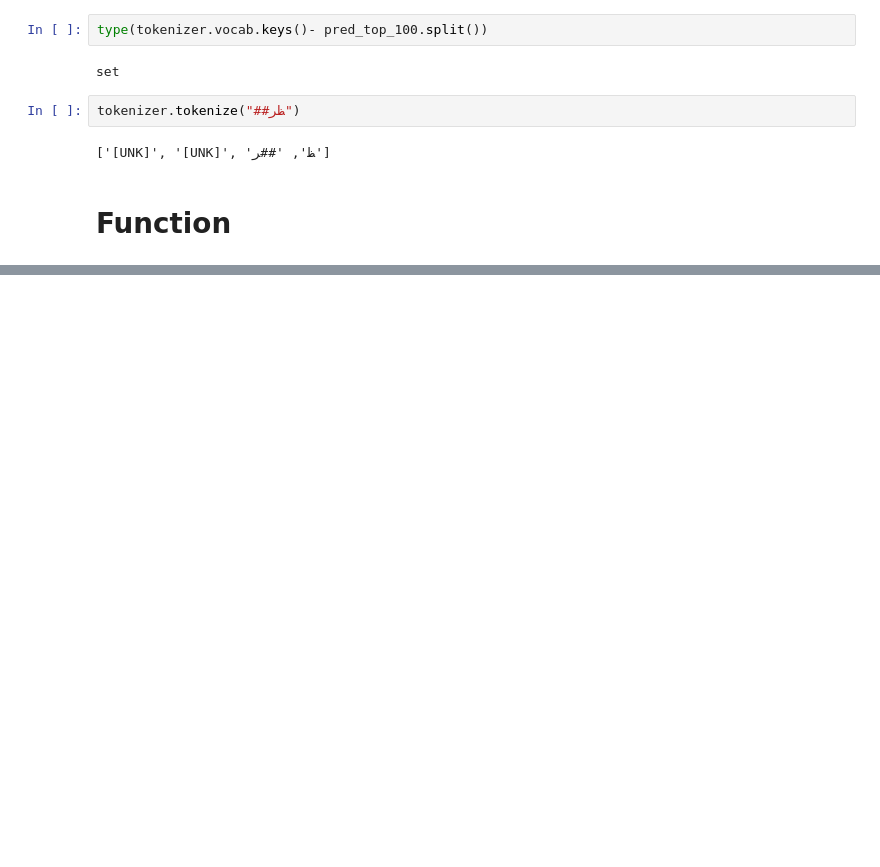
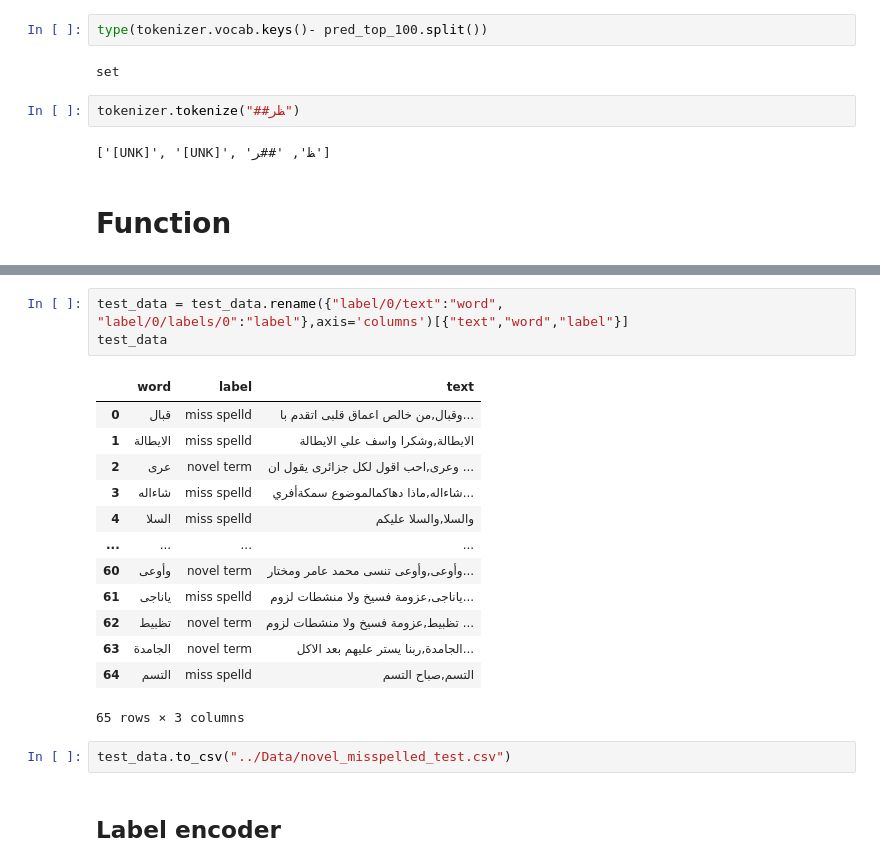
Before and after one commit to Sa2a/GP_Novel-terms-and-usage-detection, a Jupyter notebook: OOV detection/OOV_Detection.ipynb, the cells around one changed output, grey strips where cells are left out. Drawn from its saved outputs; the diff is of its cells as text; blank space fills up the shorter version.

```diff
--- a/OOV detection/OOV_Detection.ipynb
+++ b/OOV detection/OOV_Detection.ipynb
@@ -345,0 +397,21 @@ Percentage of Not Relevant 4.05 %
+# %%
+test_data = test_data.rename({"label/0/text":"word", "label/0/labels/0":"label"},axis='columns')[{"text","word","label"}]
+test_data
+# %% [output]
+|  | word | label | text |
+| 0 | قبال | miss spelld | وقبال,من خالص اعماق قلبى اتقدم با... |
+| 1 | الايطالة | miss spelld | الايطالة,وشكرا واسف علي الايطالة |
+| 2 | عرى | novel term | وعرى,احب اقول لكل جزائرى يقول ان ... |
+| 3 | شاءاله | miss spelld | شاءاله,ماذا دهاكمالموضوع سمكةأفري... |
+| 4 | السلا | miss spelld | والسلا,والسلا عليكم |
+| ... | ... | ... | ... |
+| 60 | وأوعى | novel term | وأوعى,وأوعى تنسى محمد عامر ومختار... |
+| 61 | ياناجى | miss spelld | ياناجى,عزومة فسيخ ولا منشطات لزوم... |
+| 62 | تظبيط | novel term | تظبيط,عزومة فسيخ ولا منشطات لزوم ... |
+| 63 | الجامدة | novel term | الجامدة,ربنا يستر عليهم بعد الاكل... |
+| 64 | التسم | miss spelld | التسم,صباح التسم |
+65 rows × 3 columns
+# %%
+test_data.to_csv("../Data/novel_misspelled_test.csv")
+# %% [markdown]
+## Label encoder
```
Also changed, not shown: parts of 28 cells of this notebook.
